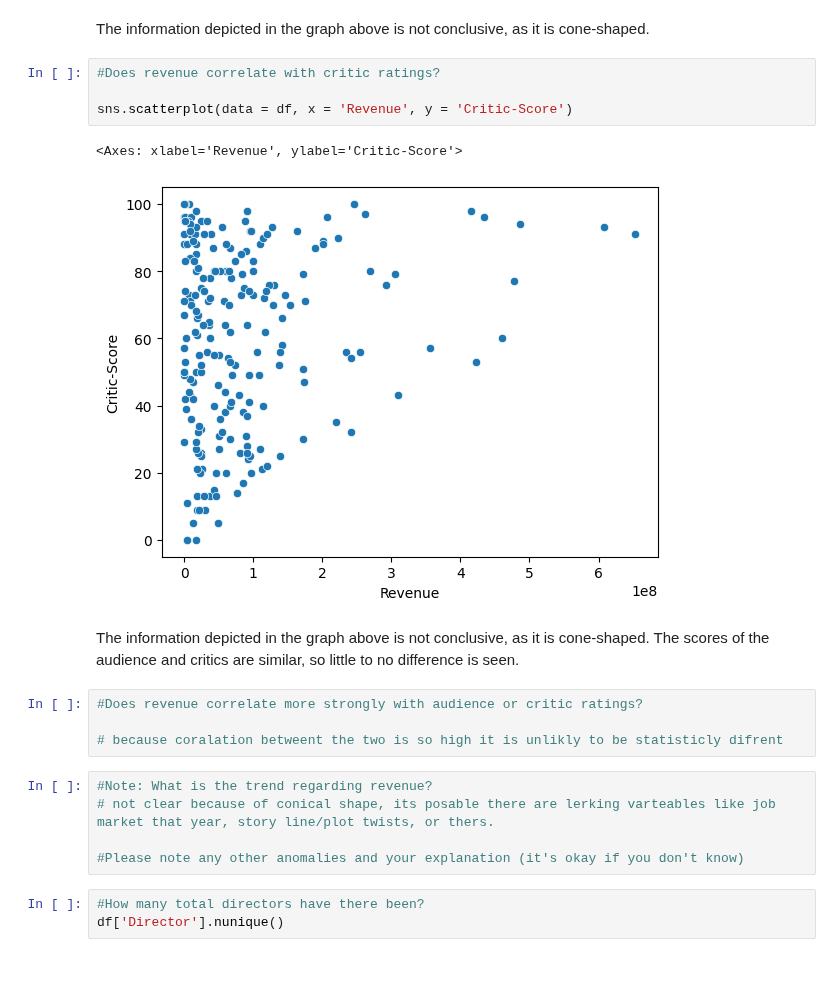
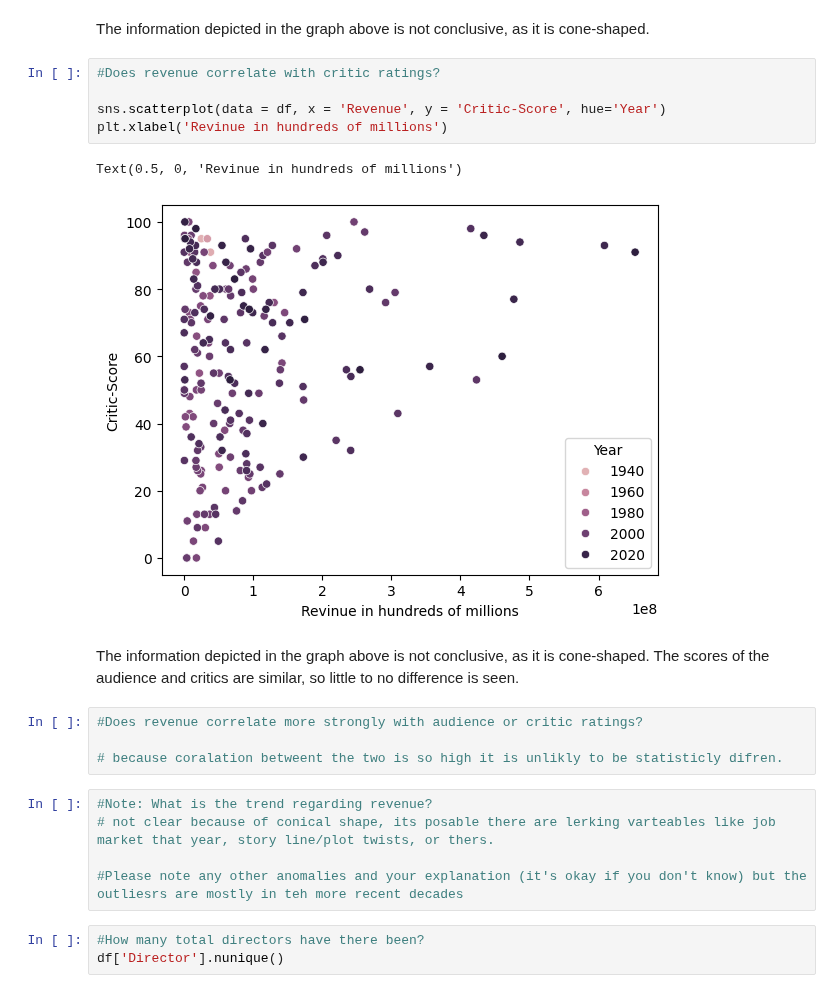
Before and after one commit to CNelson2004/Movies_Analysis, a Jupyter notebook: explore.ipynb, the cells around one changed output. Cells and saved outputs as stored; diff of their text form.

```diff
--- a/explore.ipynb
+++ b/explore.ipynb
@@ -862,21 +862,22 @@ The information depicted in the graph above is not conclusive, as it is cone-sha
 # %%
 #Does revenue correlate with critic ratings?
 
-sns.scatterplot(data = df, x = 'Revenue', y = 'Critic-Score')
+sns.scatterplot(data = df, x = 'Revenue', y = 'Critic-Score', hue='Year')
+plt.xlabel('Revinue in hundreds of millions')
 # %% [output]
-<Axes: xlabel='Revenue', ylabel='Critic-Score'>
+Text(0.5, 0, 'Revinue in hundreds of millions')
-[figure, old version]
+[figure, new version]
 # %% [markdown]
 The information depicted in the graph above is not conclusive, as it is cone-shaped. The scores of the audience and critics are similar, so little to no difference is seen.
 # %%
 #Does revenue correlate more strongly with audience or critic ratings?
 
-# because coralation betweent the two is so high it is unlikly to be statisticly difrent
+# because coralation betweent the two is so high it is unlikly to be statisticly difren.
 # %%
 #Note: What is the trend regarding revenue?
 # not clear because of conical shape, its posable there are lerking varteables like job market that year, story line/plot twists, or thers.
 
-#Please note any other anomalies and your explanation (it's okay if you don't know)
+#Please note any other anomalies and your explanation (it's okay if you don't know) but the outliesrs are mostly in teh more recent decades
 # %%
 #How many total directors have there been?
 df['Director'].nunique()
```
Also changed, not shown: parts of 3 cells of this notebook.
